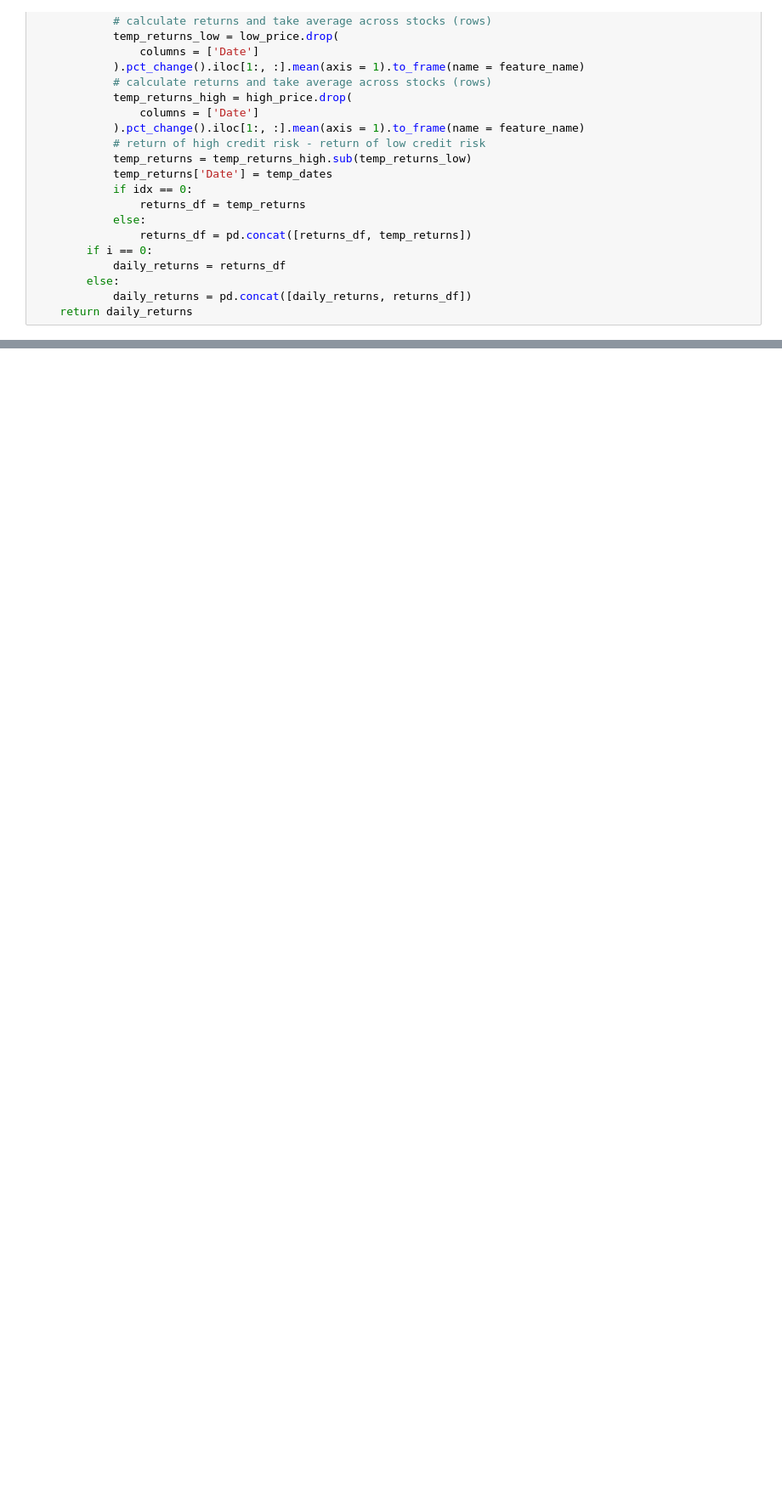
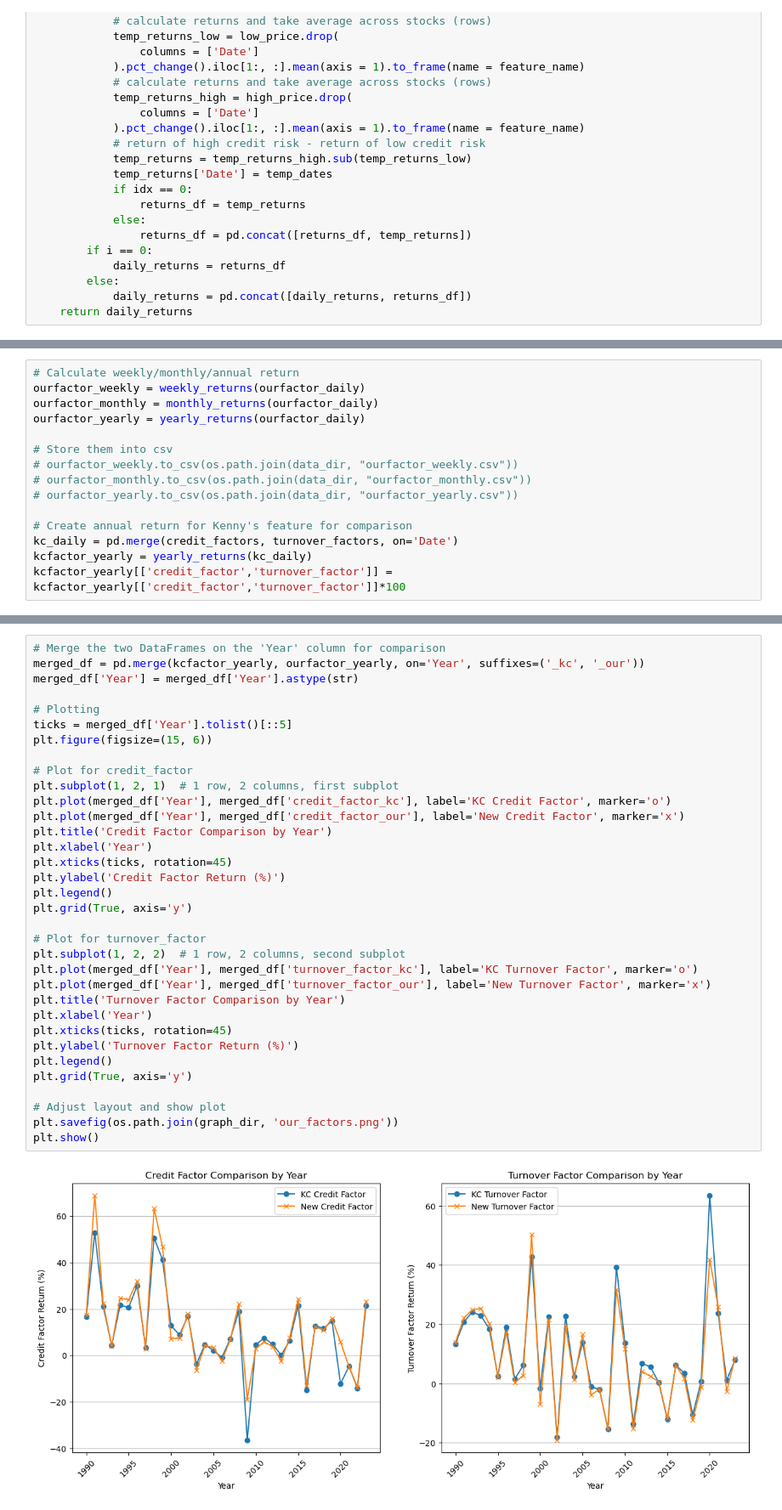
Before and after one commit to patrickwjwang/equity-cycle, a Jupyter notebook: notebooks/factor_creation.ipynb, the cells around one changed output, grey strips where cells are left out. Shown at 85% size. Cells and saved outputs as stored; diff of their text form; blank space fills up the shorter version.

Commit message:
fix our factor and add weekmonthannual

```diff
--- a/notebooks/factor_creation.ipynb
+++ b/notebooks/factor_creation.ipynb
@@ -115,0 +303,15 @@ turnover_factors.to_csv(os.path.join(data_dir, "turnover_factor_daily.csv"))
+# %%
+# Calculate weekly/monthly/annual return
+ourfactor_weekly = weekly_returns(ourfactor_daily)
+ourfactor_monthly = monthly_returns(ourfactor_daily)
+ourfactor_yearly = yearly_returns(ourfactor_daily)
+
+# Store them into csv
+# ourfactor_weekly.to_csv(os.path.join(data_dir, "ourfactor_weekly.csv"))
+# ourfactor_monthly.to_csv(os.path.join(data_dir, "ourfactor_monthly.csv"))
+# ourfactor_yearly.to_csv(os.path.join(data_dir, "ourfactor_yearly.csv"))
+
+# Create annual return for Kenny's feature for comparison
+kc_daily = pd.merge(credit_factors, turnover_factors, on='Date')
+kcfactor_yearly = yearly_returns(kc_daily)
+kcfactor_yearly[['credit_factor','turnover_factor']] = kcfactor_yearly[['credit_factor','turnover_factor']]*100
@@ -115,0 +322,36 @@ turnover_factors.to_csv(os.path.join(data_dir, "turnover_factor_daily.csv"))
+# %%
+# Merge the two DataFrames on the 'Year' column for comparison
+merged_df = pd.merge(kcfactor_yearly, ourfactor_yearly, on='Year', suffixes=('_kc', '_our'))
+merged_df['Year'] = merged_df['Year'].astype(str)
+
+# Plotting
+ticks = merged_df['Year'].tolist()[::5]
+plt.figure(figsize=(15, 6))
+
+# Plot for credit_factor
+plt.subplot(1, 2, 1)  # 1 row, 2 columns, first subplot
+plt.plot(merged_df['Year'], merged_df['credit_factor_kc'], label='KC Credit Factor', marker='o')
+plt.plot(merged_df['Year'], merged_df['credit_factor_our'], label='New Credit Factor', marker='x')
+plt.title('Credit Factor Comparison by Year')
+plt.xlabel('Year')
+plt.xticks(ticks, rotation=45)
+plt.ylabel('Credit Factor Return (%)')
+plt.legend()
+plt.grid(True, axis='y')
+
+# Plot for turnover_factor
+plt.subplot(1, 2, 2)  # 1 row, 2 columns, second subplot
+plt.plot(merged_df['Year'], merged_df['turnover_factor_kc'], label='KC Turnover Factor', marker='o')
+plt.plot(merged_df['Year'], merged_df['turnover_factor_our'], label='New Turnover Factor', marker='x')
+plt.title('Turnover Factor Comparison by Year')
+plt.xlabel('Year')
+plt.xticks(ticks, rotation=45)
+plt.ylabel('Turnover Factor Return (%)')
+plt.legend()
+plt.grid(True, axis='y')
+
+# Adjust layout and show plot
+plt.savefig(os.path.join(graph_dir, 'our_factors.png'))
+plt.show()
+# %% [output]
+[figure, added]
```
Also changed, not shown: parts of 14 cells of this notebook, 9 other files.
